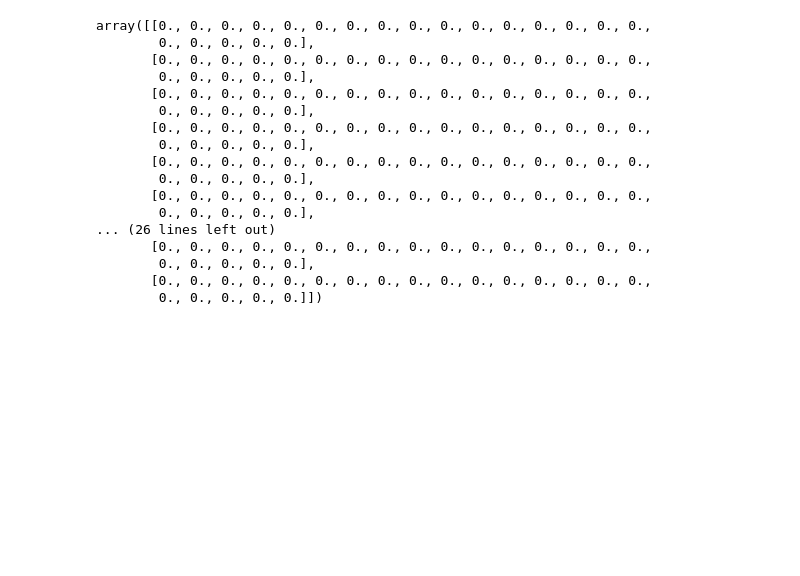
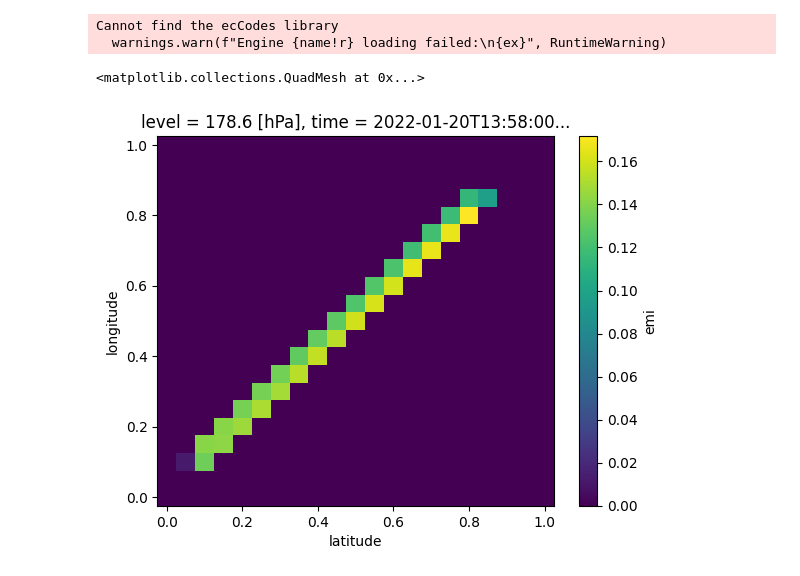
Before and after one commit to ktait98/pycontrails_kt, a Jupyter notebook: pycontrails/models/gpat/gpat.ipynb, the cells around one changed output. Drawn from its saved outputs; the diff is of its cells as text; code cells hidden in the pictures; blank space fills up the shorter version.

```diff
--- a/pycontrails/models/gpat/gpat.ipynb
+++ b/pycontrails/models/gpat/gpat.ipynb
@@ -70,21 +65,8 @@ pl
 # %%
 chem = xr.open_dataset("outputs/" + repr(job_id) +"/chem_" + repr(job_id) + ".nc")
-chem["emi"].sel(emi_species="NO", time=fl["time"][0]).sel(level=178.6, method="nearest").values
+chem["emi"].sel(emi_species="NO", time=pl["time"][28]).sel(level=178.6, method="nearest").plot()
 # %% [output]
-array([[0., 0., 0., 0., 0., 0., 0., 0., 0., 0., 0., 0., 0., 0., 0., 0.,
-        0., 0., 0., 0., 0.],
-       [0., 0., 0., 0., 0., 0., 0., 0., 0., 0., 0., 0., 0., 0., 0., 0.,
-        0., 0., 0., 0., 0.],
-       [0., 0., 0., 0., 0., 0., 0., 0., 0., 0., 0., 0., 0., 0., 0., 0.,
-        0., 0., 0., 0., 0.],
-       [0., 0., 0., 0., 0., 0., 0., 0., 0., 0., 0., 0., 0., 0., 0., 0.,
-        0., 0., 0., 0., 0.],
-       [0., 0., 0., 0., 0., 0., 0., 0., 0., 0., 0., 0., 0., 0., 0., 0.,
-        0., 0., 0., 0., 0.],
-       [0., 0., 0., 0., 0., 0., 0., 0., 0., 0., 0., 0., 0., 0., 0., 0.,
-        0., 0., 0., 0., 0.],
-... (26 lines left out)
-       [0., 0., 0., 0., 0., 0., 0., 0., 0., 0., 0., 0., 0., 0., 0., 0.,
-        0., 0., 0., 0., 0.],
-       [0., 0., 0., 0., 0., 0., 0., 0., 0., 0., 0., 0., 0., 0., 0., 0.,
-        0., 0., 0., 0., 0.]])
+Cannot find the ecCodes library
+  warnings.warn(f"Engine {name!r} loading failed:\n{ex}", RuntimeWarning)
+<matplotlib.collections.QuadMesh at 0x...>
+[figure, added]
```
Also changed, not shown: parts of 8 cells of this notebook, 4 other files.
